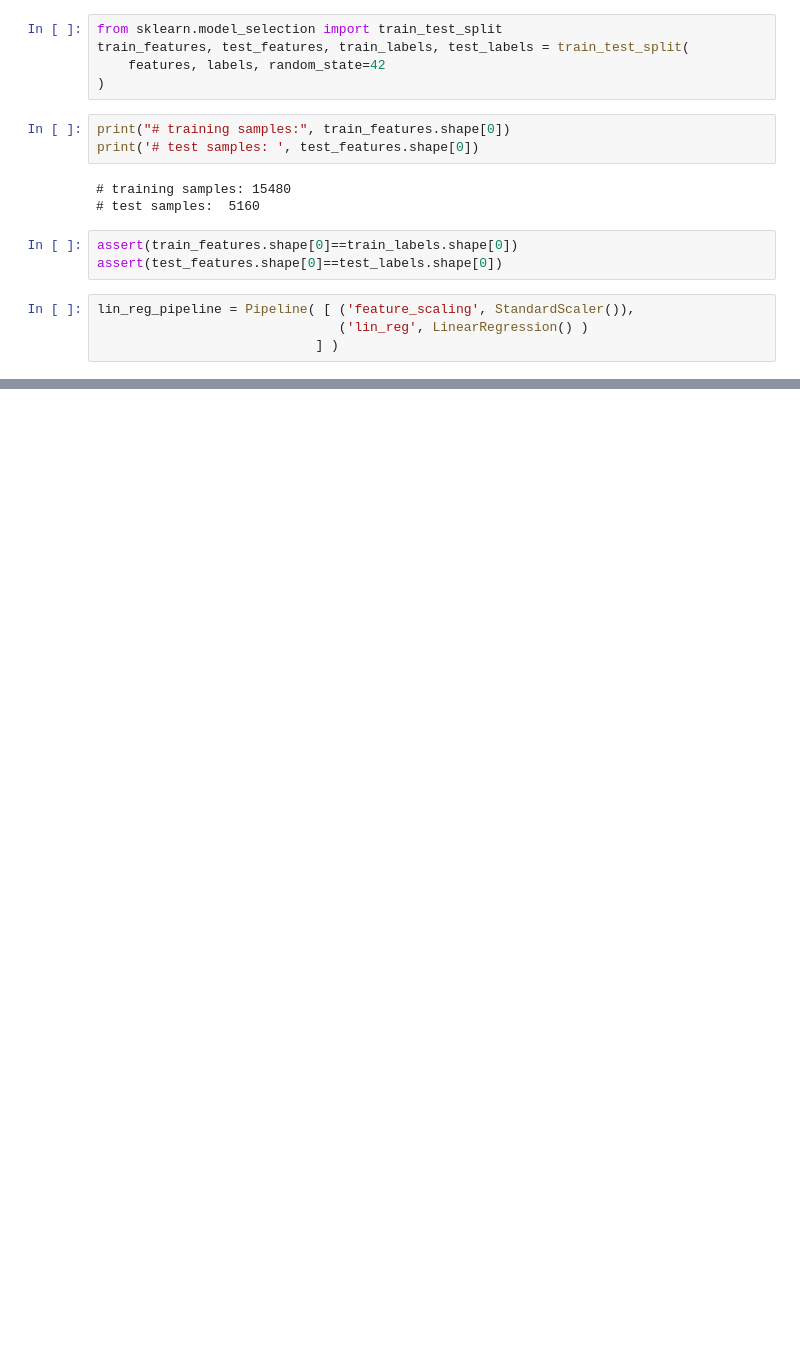
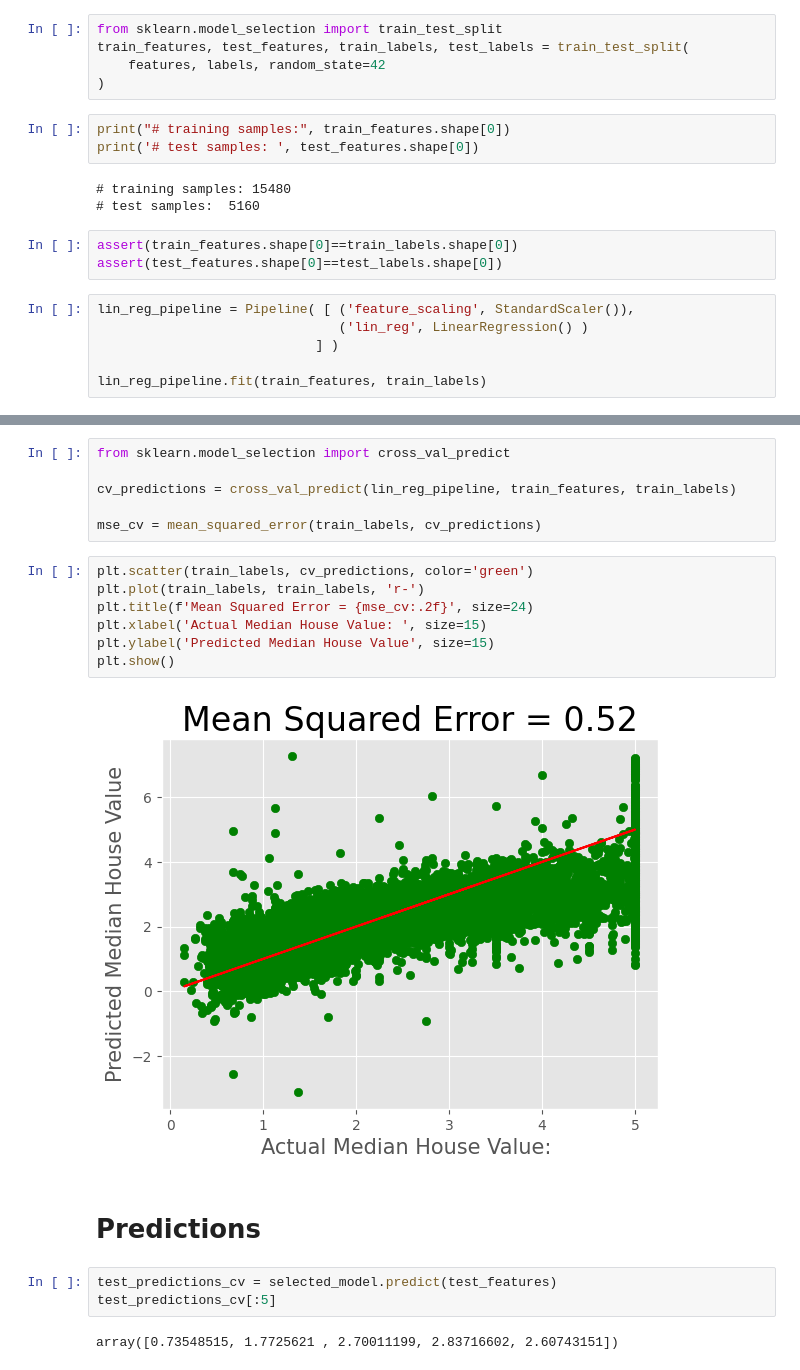
Before and after one commit to SawhneySatvik/MLP, a Jupyter notebook: ModelSelection/LinearRegression.ipynb, the cells around one changed output, grey strips where cells are left out. Drawn from its saved outputs; the diff is of its cells as text; blank space fills up the shorter version.

```diff
--- a/ModelSelection/LinearRegression.ipynb
+++ b/ModelSelection/LinearRegression.ipynb
@@ -90,3 +90,5 @@ assert(test_features.shape[0]==test_labels.shape[0])
 lin_reg_pipeline = Pipeline( [ ('feature_scaling', StandardScaler()),
                                ('lin_reg', LinearRegression() )
                             ] )
+
+lin_reg_pipeline.fit(train_features, train_labels)
@@ -92,0 +195,22 @@ lin_reg_pipeline = Pipeline( [ ('feature_scaling', StandardScaler()),
+# %%
+from sklearn.model_selection import cross_val_predict
+
+cv_predictions = cross_val_predict(lin_reg_pipeline, train_features, train_labels)
+
+mse_cv = mean_squared_error(train_labels, cv_predictions)
+# %%
+plt.scatter(train_labels, cv_predictions, color='green')
+plt.plot(train_labels, train_labels, 'r-')
+plt.title(f'Mean Squared Error = {mse_cv:.2f}', size=24)
+plt.xlabel('Actual Median House Value: ', size=15)
+plt.ylabel('Predicted Median House Value', size=15)
+plt.show()
+# %% [output]
+[figure, added]
+# %% [markdown]
+# Predictions
+# %%
+test_predictions_cv = selected_model.predict(test_features)
+test_predictions_cv[:5]
+# %% [output]
+array([0.73548515, 1.7725621 , 2.70011199, 2.83716602, 2.60743151])
```
Also changed, not shown: parts of 16 cells of this notebook.
